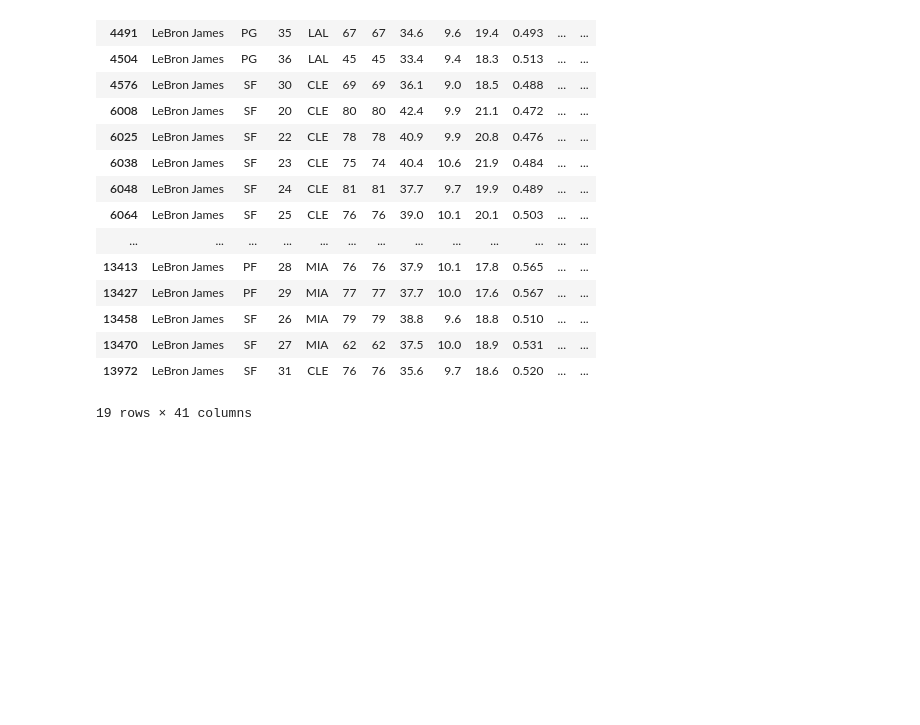
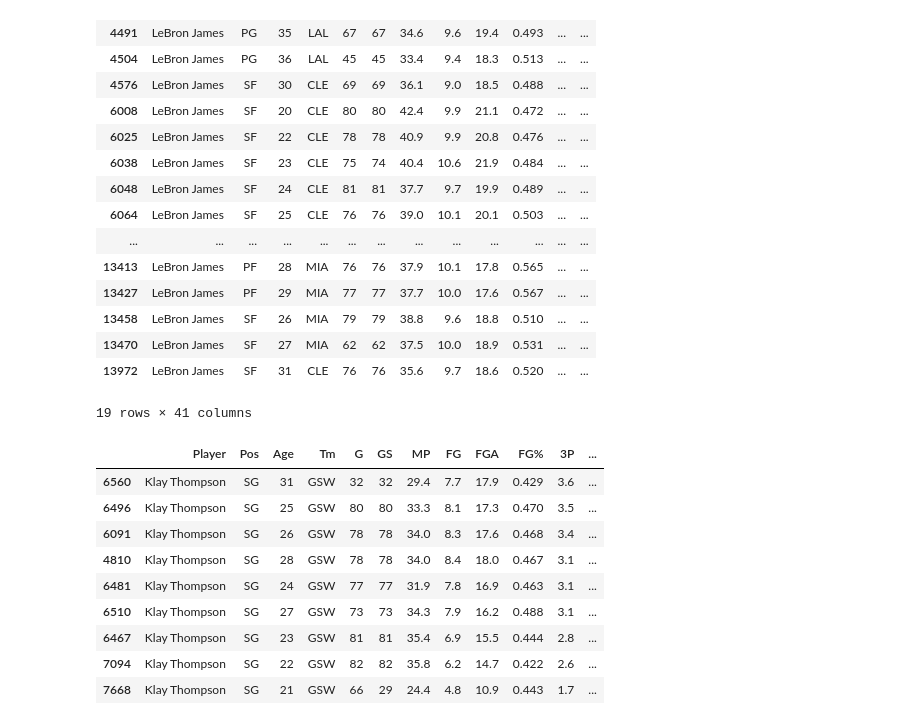
Before and after one commit to ynd24/NBA_MVP_PREDICTOR, a Jupyter notebook: DataCleaning.ipynb, the cells around one changed output. Drawn from its saved outputs; the diff is of its cells as text; code cells hidden in the pictures; blank space fills up the shorter version.

```diff
--- a/DataCleaning.ipynb
+++ b/DataCleaning.ipynb
@@ -514,0 +520,13 @@ stats[stats["Player"] == "LeBron James"]
+# %%
+stats[stats["Player"] == "Klay Thompson"].sort_values("3P", ascending = False)
+# %% [output]
+|  | Player | Pos | Age | Tm | G | GS | MP | FG | FGA | FG% | 3P | ... |
+| 6560 | Klay Thompson | SG | 31 | GSW | 32 | 32 | 29.4 | 7.7 | 17.9 | 0.429 | 3.6 | ... |
+| 6496 | Klay Thompson | SG | 25 | GSW | 80 | 80 | 33.3 | 8.1 | 17.3 | 0.470 | 3.5 | ... |
+| 6091 | Klay Thompson | SG | 26 | GSW | 78 | 78 | 34.0 | 8.3 | 17.6 | 0.468 | 3.4 | ... |
+| 4810 | Klay Thompson | SG | 28 | GSW | 78 | 78 | 34.0 | 8.4 | 18.0 | 0.467 | 3.1 | ... |
+| 6481 | Klay Thompson | SG | 24 | GSW | 77 | 77 | 31.9 | 7.8 | 16.9 | 0.463 | 3.1 | ... |
+| 6510 | Klay Thompson | SG | 27 | GSW | 73 | 73 | 34.3 | 7.9 | 16.2 | 0.488 | 3.1 | ... |
+| 6467 | Klay Thompson | SG | 23 | GSW | 81 | 81 | 35.4 | 6.9 | 15.5 | 0.444 | 2.8 | ... |
+| 7094 | Klay Thompson | SG | 22 | GSW | 82 | 82 | 35.8 | 6.2 | 14.7 | 0.422 | 2.6 | ... |
+| 7668 | Klay Thompson | SG | 21 | GSW | 66 | 29 | 24.4 | 4.8 | 10.9 | 0.443 | 1.7 | ... |
```
Also changed, not shown: parts of 3 cells of this notebook, 1 other file.
